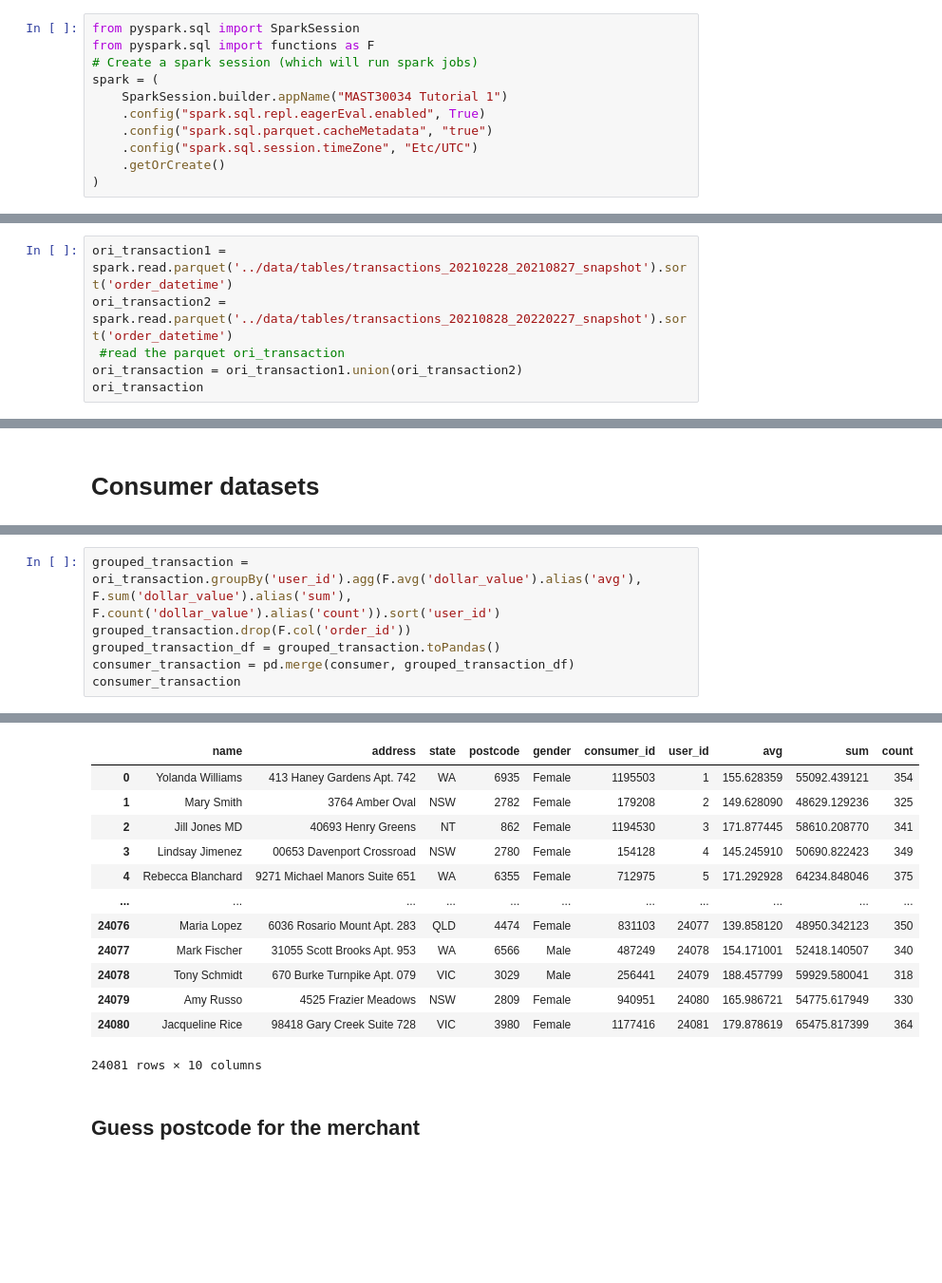
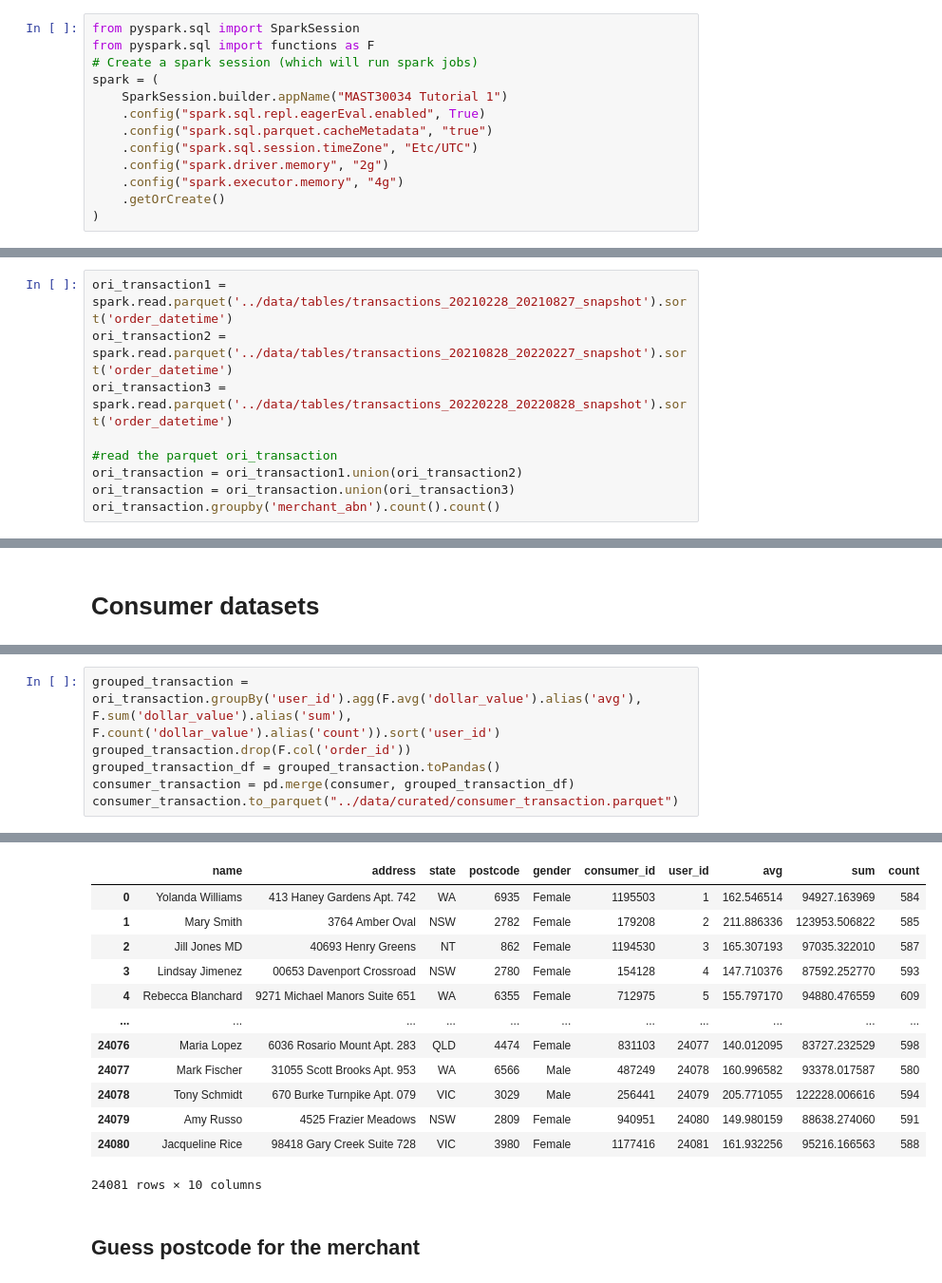
Before and after one commit to MAST30034-Applied-Data-Science/generic-buy-now-pay-later-project-group-16-project2-fighting-group, a Jupyter notebook: notebooks/W1 Code.ipynb, the cells around one changed output, grey strips where cells are left out. Shown at 95% size. Cells and saved outputs as stored; diff of their text form; blank space fills up the shorter version.

Commit message:
merchant postcode and back customer prob

```diff
--- a/notebooks/W1 Code.ipynb
+++ b/notebooks/W1 Code.ipynb
@@ -7,5 +7,7 @@ spark = (
     .config("spark.sql.repl.eagerEval.enabled", True)
     .config("spark.sql.parquet.cacheMetadata", "true")
     .config("spark.sql.session.timeZone", "Etc/UTC")
+    .config("spark.driver.memory", "2g")
+    .config("spark.executor.memory", "4g")
     .getOrCreate()
 )
@@ -14,7 +18,10 @@ spark = (
 # %%
 ori_transaction1 = spark.read.parquet('../data/tables/transactions_20210228_20210827_snapshot').sort('order_datetime')
 ori_transaction2 = spark.read.parquet('../data/tables/transactions_20210828_20220227_snapshot').sort('order_datetime')
- #read the parquet ori_transaction
+ori_transaction3 = spark.read.parquet('../data/tables/transactions_20220228_20220828_snapshot').sort('order_datetime')
+
+#read the parquet ori_transaction
 ori_transaction = ori_transaction1.union(ori_transaction2)
-ori_transaction
+ori_transaction = ori_transaction.union(ori_transaction3)
+ori_transaction.groupby('merchant_abn').count().count()
 # %% [output]
@@ -210,5 +147,5 @@ grouped_transaction = ori_transaction.groupBy('user_id').agg(F.avg('dollar_value
 grouped_transaction.drop(F.col('order_id'))
 grouped_transaction_df = grouped_transaction.toPandas()
 consumer_transaction = pd.merge(consumer, grouped_transaction_df)
-consumer_transaction
+consumer_transaction.to_parquet("../data/curated/consumer_transaction.parquet")
 # %% [output]
@@ -227,15 +169,15 @@ consumer_transaction
 |  | name | address | state | postcode | gender | consumer_id | user_id | avg | sum | count |
-| 0 | Yolanda Williams | 413 Haney Gardens Apt. 742 | WA | 6935 | Female | 1195503 | 1 | 155.628359 | 55092.439121 | 354 |
-| 1 | Mary Smith | 3764 Amber Oval | NSW | 2782 | Female | 179208 | 2 | 149.628090 | 48629.129236 | 325 |
-| 2 | Jill Jones MD | 40693 Henry Greens | NT | 862 | Female | 1194530 | 3 | 171.877445 | 58610.208770 | 341 |
-| 3 | Lindsay Jimenez | 00653 Davenport Crossroad | NSW | 2780 | Female | 154128 | 4 | 145.245910 | 50690.822423 | 349 |
-| 4 | Rebecca Blanchard | 9271 Michael Manors Suite 651 | WA | 6355 | Female | 712975 | 5 | 171.292928 | 64234.848046 | 375 |
+| 0 | Yolanda Williams | 413 Haney Gardens Apt. 742 | WA | 6935 | Female | 1195503 | 1 | 162.546514 | 94927.163969 | 584 |
+| 1 | Mary Smith | 3764 Amber Oval | NSW | 2782 | Female | 179208 | 2 | 211.886336 | 123953.506822 | 585 |
+| 2 | Jill Jones MD | 40693 Henry Greens | NT | 862 | Female | 1194530 | 3 | 165.307193 | 97035.322010 | 587 |
+| 3 | Lindsay Jimenez | 00653 Davenport Crossroad | NSW | 2780 | Female | 154128 | 4 | 147.710376 | 87592.252770 | 593 |
+| 4 | Rebecca Blanchard | 9271 Michael Manors Suite 651 | WA | 6355 | Female | 712975 | 5 | 155.797170 | 94880.476559 | 609 |
 | ... | ... | ... | ... | ... | ... | ... | ... | ... | ... | ... |
-| 24076 | Maria Lopez | 6036 Rosario Mount Apt. 283 | QLD | 4474 | Female | 831103 | 24077 | 139.858120 | 48950.342123 | 350 |
-| 24077 | Mark Fischer | 31055 Scott Brooks Apt. 953 | WA | 6566 | Male | 487249 | 24078 | 154.171001 | 52418.140507 | 340 |
-| 24078 | Tony Schmidt | 670 Burke Turnpike Apt. 079 | VIC | 3029 | Male | 256441 | 24079 | 188.457799 | 59929.580041 | 318 |
-| 24079 | Amy Russo | 4525 Frazier Meadows | NSW | 2809 | Female | 940951 | 24080 | 165.986721 | 54775.617949 | 330 |
-| 24080 | Jacqueline Rice | 98418 Gary Creek Suite 728 | VIC | 3980 | Female | 1177416 | 24081 | 179.878619 | 65475.817399 | 364 |
+| 24076 | Maria Lopez | 6036 Rosario Mount Apt. 283 | QLD | 4474 | Female | 831103 | 24077 | 140.012095 | 83727.232529 | 598 |
+| 24077 | Mark Fischer | 31055 Scott Brooks Apt. 953 | WA | 6566 | Male | 487249 | 24078 | 160.996582 | 93378.017587 | 580 |
+| 24078 | Tony Schmidt | 670 Burke Turnpike Apt. 079 | VIC | 3029 | Male | 256441 | 24079 | 205.771055 | 122228.006616 | 594 |
+| 24079 | Amy Russo | 4525 Frazier Meadows | NSW | 2809 | Female | 940951 | 24080 | 149.980159 | 88638.274060 | 591 |
+| 24080 | Jacqueline Rice | 98418 Gary Creek Suite 728 | VIC | 3980 | Female | 1177416 | 24081 | 161.932256 | 95216.166563 | 588 |
 24081 rows × 10 columns
 # %% [markdown]
 ## Guess postcode for the merchant
```
Also changed, not shown: parts of 14 cells of this notebook.
